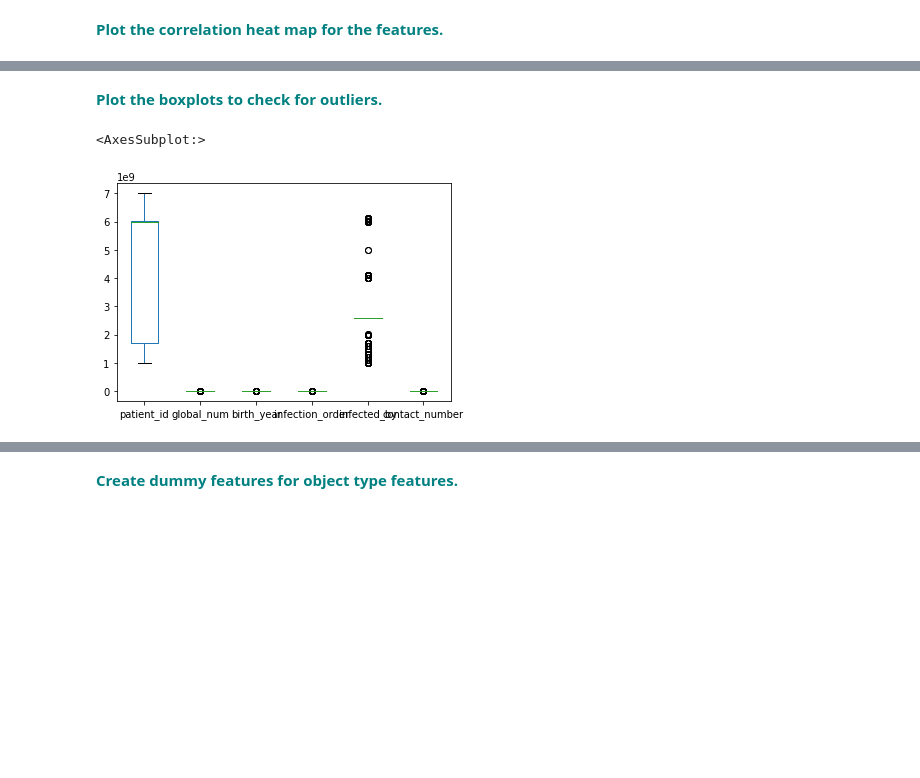
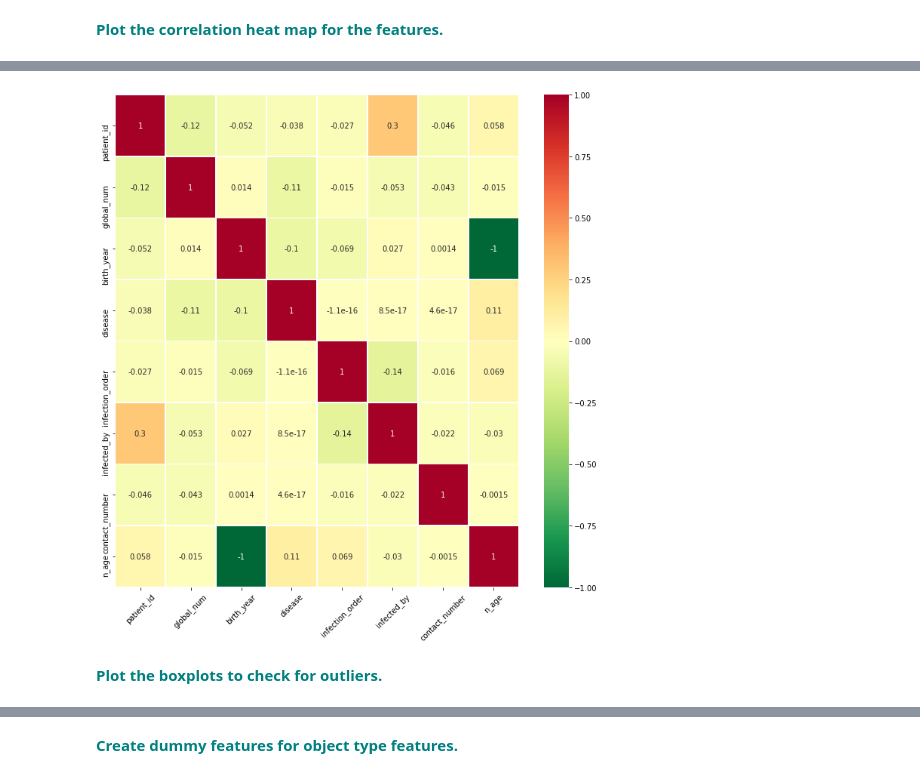
Before and after one commit to tdraths/Unit-14, a Jupyter notebook: Unit-14.4 Folder/RandomForest_casestudy_covid19.ipynb, the cells around one changed output, grey strips where cells are left out. Saved outputs shown, nothing was run; the diff lists cells and outputs as text; code cells hidden in the pictures; blank space fills up the shorter version.

```diff
--- a/Unit-14.4 Folder/RandomForest_casestudy_covid19.ipynb
+++ b/Unit-14.4 Folder/RandomForest_casestudy_covid19.ipynb
@@ -330,7 +341,8 @@ sns.heatmap(df.corr())
+# %%
+_ = plt.figure(figsize=(12,12))
+_ = plt.xticks(rotation=45)
+_ = sns.heatmap(df.corr(), cmap='RdYlGn_r', linewidths=0.5, annot=True)
+# %% [output]
+[figure, added]
 # %% [markdown]
 **<font color='teal'> Plot the boxplots to check for outliers. </font>**
-# %%
-df.plot(kind='box')
-# %% [output]
-<AxesSubplot:>
-[figure, removed]
```
Also changed, not shown: parts of 28 cells of this notebook.
